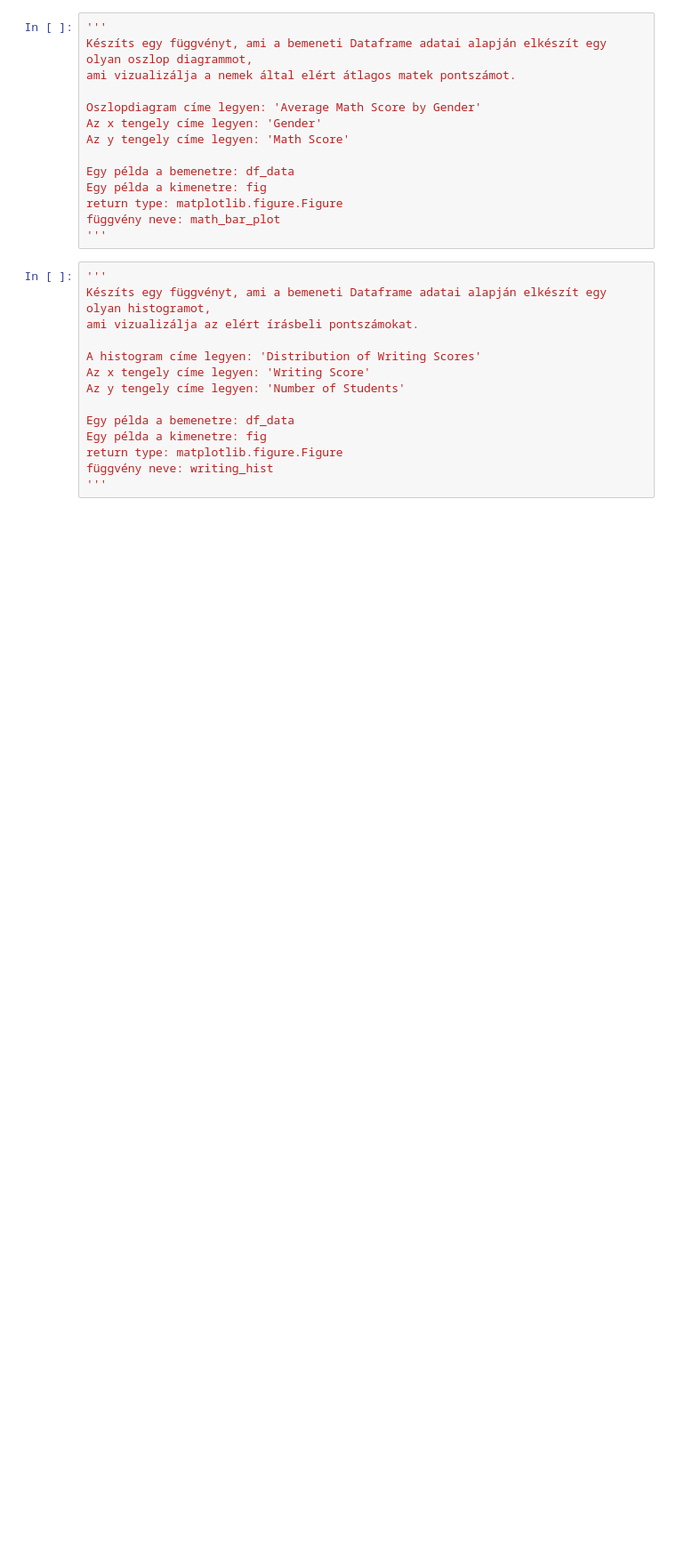
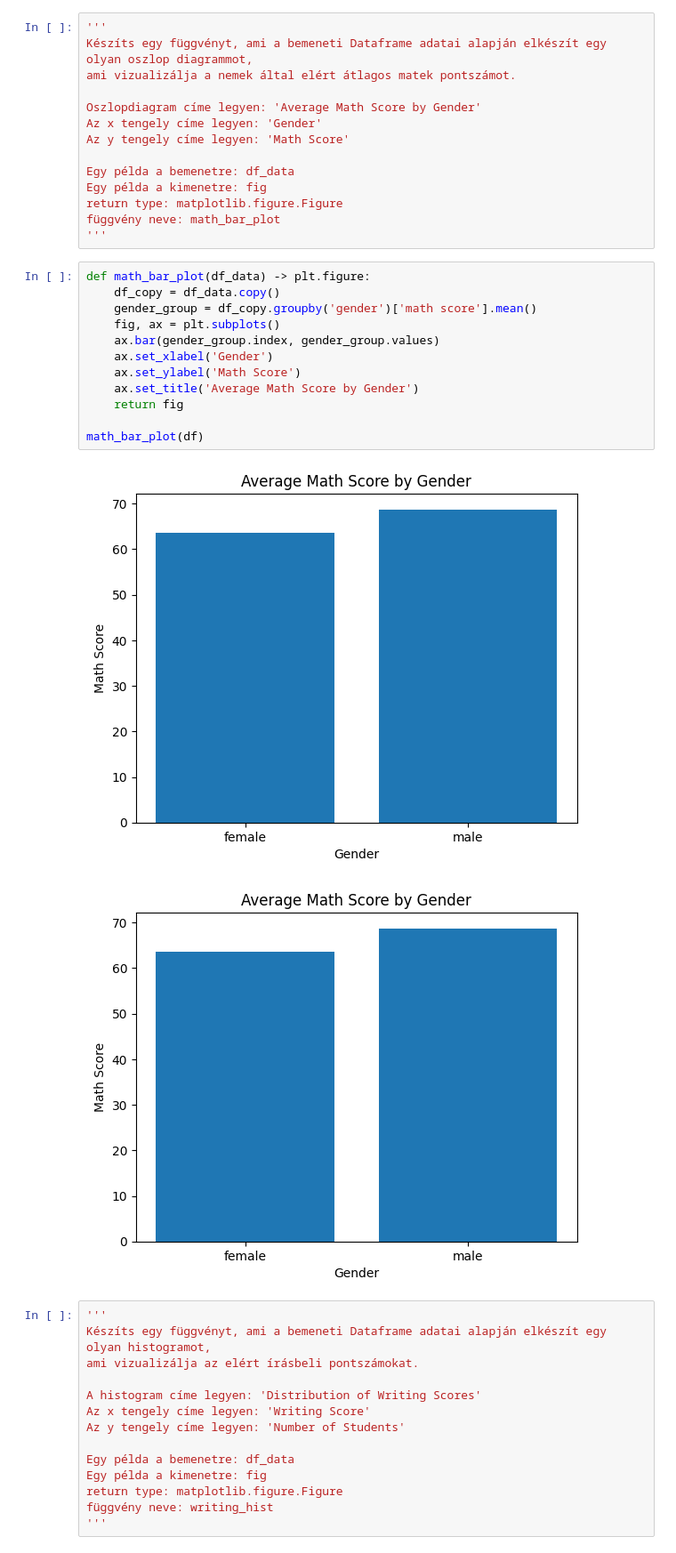
Before and after one commit to pekarcsabi/BEVADAT2022232, a Jupyter notebook: HAZI/HAZI04/HAZI04.ipynb, the cells around one changed output. Shown: that part at 89% size. Cells and saved outputs as stored; diff of their text form; blank space fills up the shorter version.

```diff
--- a/HAZI/HAZI04/HAZI04.ipynb
+++ b/HAZI/HAZI04/HAZI04.ipynb
@@ -192,6 +229,21 @@ Egy példa a kimenetre: fig
 return type: matplotlib.figure.Figure
 függvény neve: math_bar_plot
 '''
+# %%
+def math_bar_plot(df_data) -> plt.figure:
+    df_copy = df_data.copy()
+    gender_group = df_copy.groupby('gender')['math score'].mean()
+    fig, ax = plt.subplots()
+    ax.bar(gender_group.index, gender_group.values)
+    ax.set_xlabel('Gender')
+    ax.set_ylabel('Math Score')
+    ax.set_title('Average Math Score by Gender')
+    return fig
+
+math_bar_plot(df)
+# %% [output]
+[figure, added]
+[figure, added]
 # %%
 '''
 Készíts egy függvényt, ami a bemeneti Dataframe adatai alapján elkészít egy olyan histogramot,
```
Also changed, not shown: parts of 2 cells of this notebook, 1 other file.
